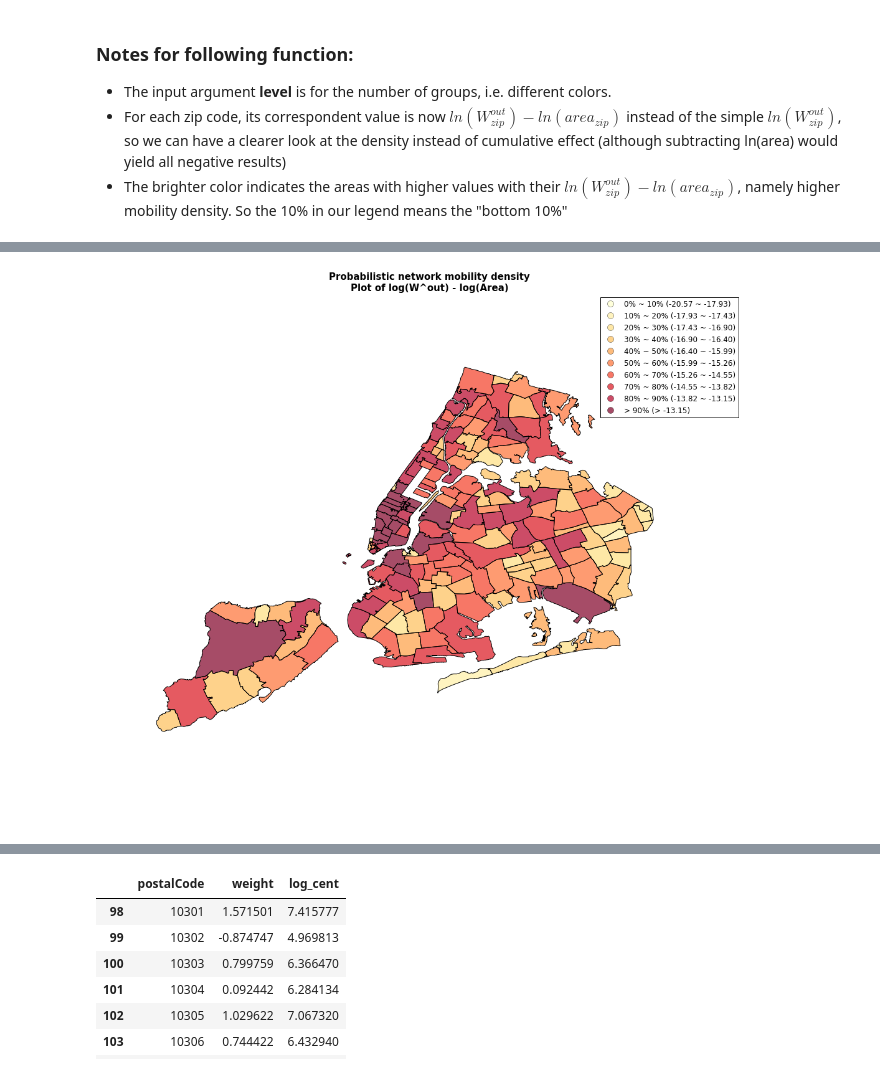
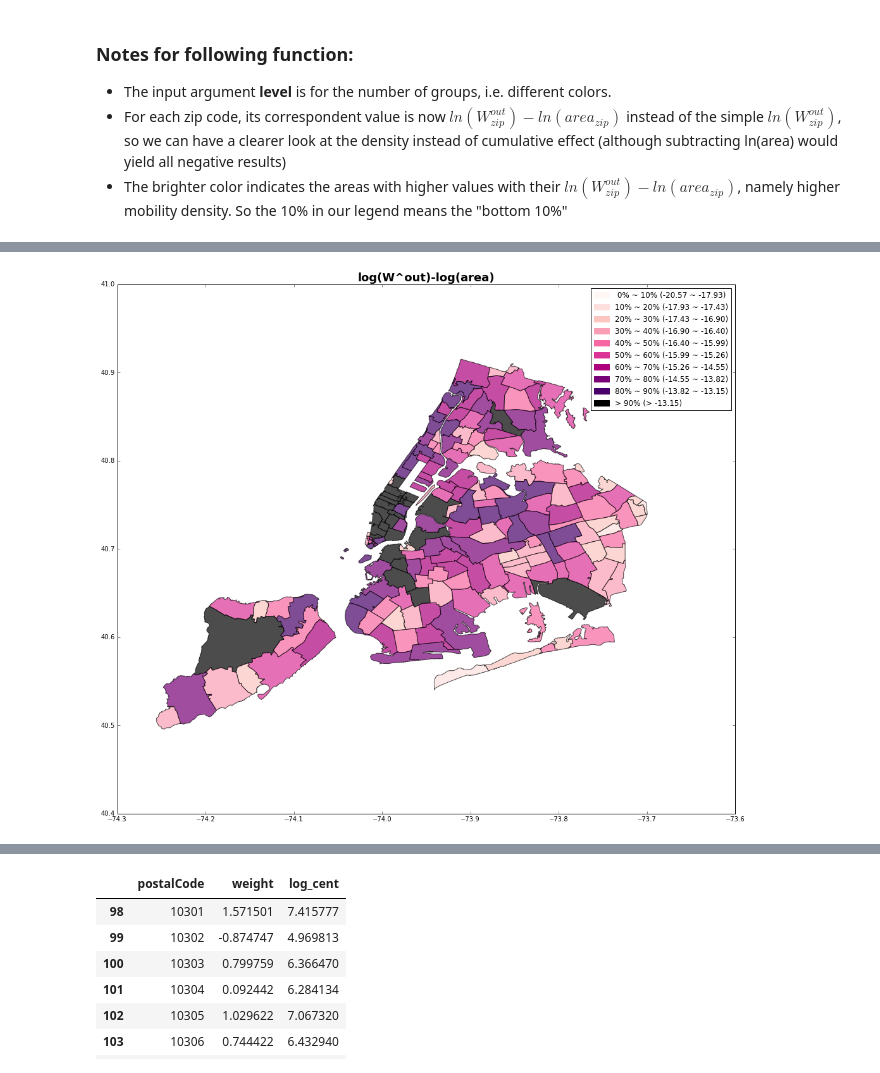
Before and after one commit to Fomyther/NYC-Twitter-Activities, a Jupyter notebook: GravityModel.ipynb, the cells around one changed output, grey strips where cells are left out. Cells and saved outputs as stored; diff of their text form; code cells hidden in the pictures.

```diff
--- a/GravityModel.ipynb
+++ b/GravityModel.ipynb
@@ -22,6 +89,5 @@ Failed `CDLL(/Library/Frameworks/GEOS.framework/Versions/Current/GEOS)`
 # %%
 fig1 = plt.figure(figsize=(18,15))
-GM.PlotMapPart(fig1, GM.W_out2, title = 'Probabilistic network mobility density\nPlot of log(W^out) - log(Area)',
-               size = 111, levels = 10, cmap = 'YlOrRd', density = 1)
+PlotMap(GM.DF_Wout2, fig1, key = 'weight', cmap_name='RdPu', title = 'log(W^out)-log(area)', density=1)
 # %% [output]
-[figure, old version]
+[figure, new version]
```
Also changed, not shown: parts of 7 cells of this notebook.
